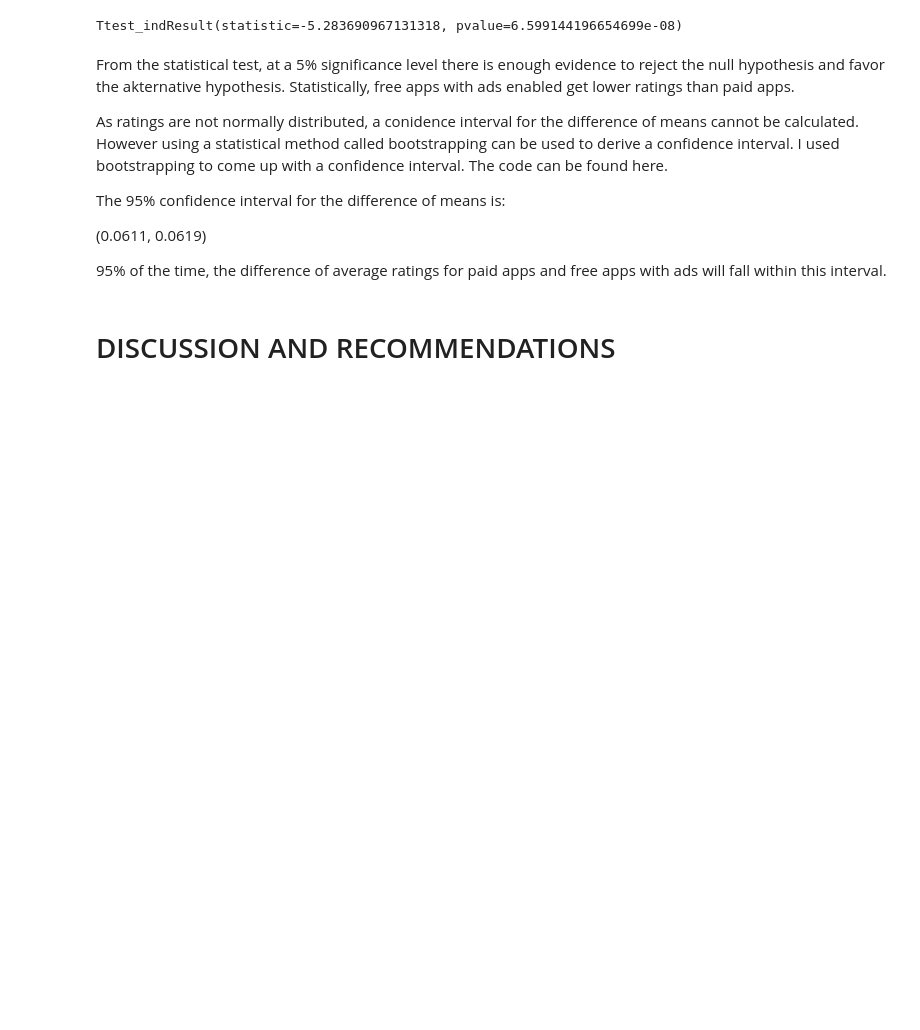
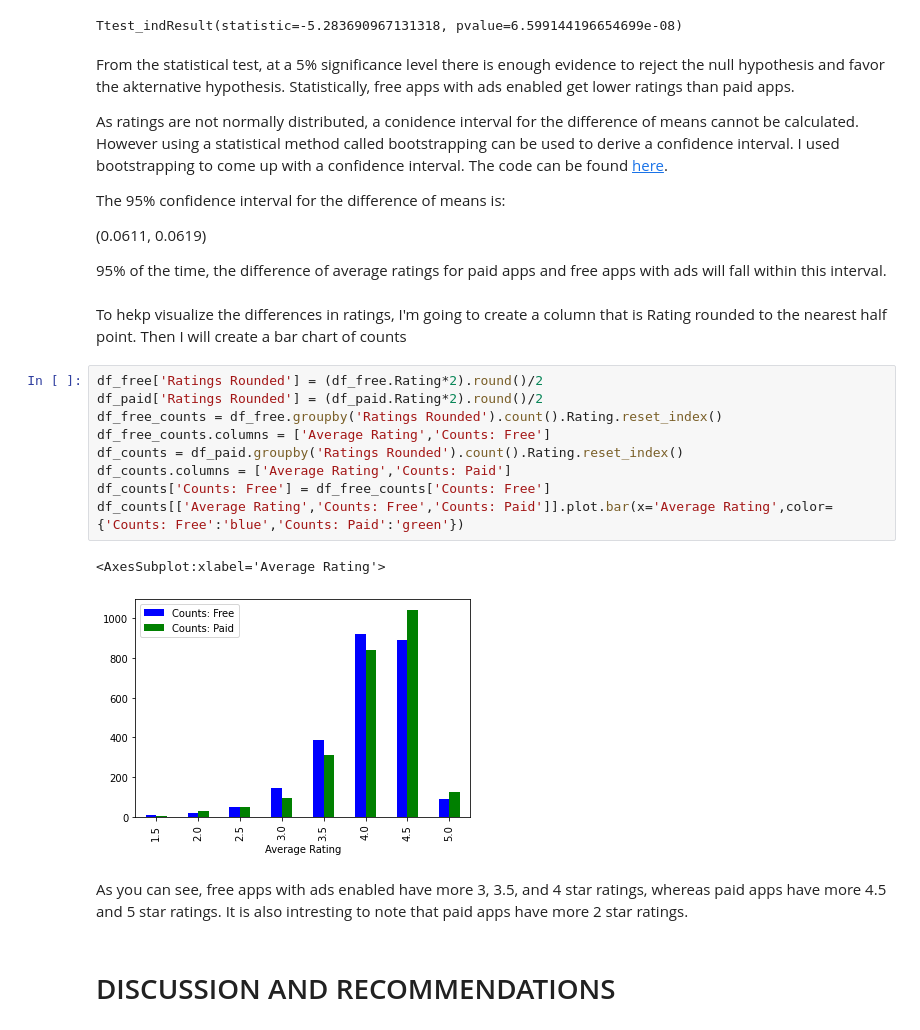
Before and after one commit to mathisme/ThinkfulDSCapstone1, a Jupyter notebook: Results.ipynb, the cells around one changed output. Cells and saved outputs as stored; diff of their text form; blank space fills up the shorter version.

```diff
--- a/Results.ipynb
+++ b/Results.ipynb
@@ -179,13 +179,29 @@ Ttest_indResult(statistic=-5.283690967131318, pvalue=6.599144196654699e-08)
 # %% [markdown]
 From the statistical test, at a 5% significance level there is enough evidence to reject the null hypothesis and favor the akternative hypothesis.  Statistically, free apps with ads enabled get lower ratings than paid apps.
 
-As ratings are not normally distributed, a conidence interval for the difference of means cannot be calculated.  However using a statistical method called bootstrapping can be used to derive a confidence interval.  I used bootstrapping to come up with a confidence interval.  The code can be found here.
+As ratings are not normally distributed, a conidence interval for the difference of means cannot be calculated.  However using a statistical method called bootstrapping can be used to derive a confidence interval.  I used bootstrapping to come up with a confidence interval.  The code can be found [here](#bs).
 
 The 95% confidence interval for the difference of means is:
 
 (0.0611, 0.0619)
 
 95% of the time, the difference of average ratings for paid apps and free apps with ads will fall within this interval.
+# %% [markdown]
+To hekp visualize the differences in ratings, I'm going to create a column that is Rating rounded to the nearest half point.  Then I will create a bar chart of counts
+# %%
+df_free['Ratings Rounded'] = (df_free.Rating*2).round()/2
+df_paid['Ratings Rounded'] = (df_paid.Rating*2).round()/2
+df_free_counts = df_free.groupby('Ratings Rounded').count().Rating.reset_index()
+df_free_counts.columns = ['Average Rating','Counts: Free']
+df_counts = df_paid.groupby('Ratings Rounded').count().Rating.reset_index()
+df_counts.columns = ['Average Rating','Counts: Paid']
+df_counts['Counts: Free'] = df_free_counts['Counts: Free']
+df_counts[['Average Rating','Counts: Free','Counts: Paid']].plot.bar(x='Average Rating',color={'Counts: Free':'blue','Counts: Paid':'green'})
+# %% [output]
+<AxesSubplot:xlabel='Average Rating'>
+[figure, added]
+# %% [markdown]
+As you can see, free apps with ads enabled have more 3, 3.5, and 4 star ratings, whereas paid apps have more 4.5 and 5 star ratings.  It is also intresting to note that paid apps have more 2 star ratings.
 # %% [markdown]
 # DISCUSSION AND RECOMMENDATIONS
 # %% [markdown]
```
Also changed, not shown: parts of 6 cells of this notebook, 1 other file.
